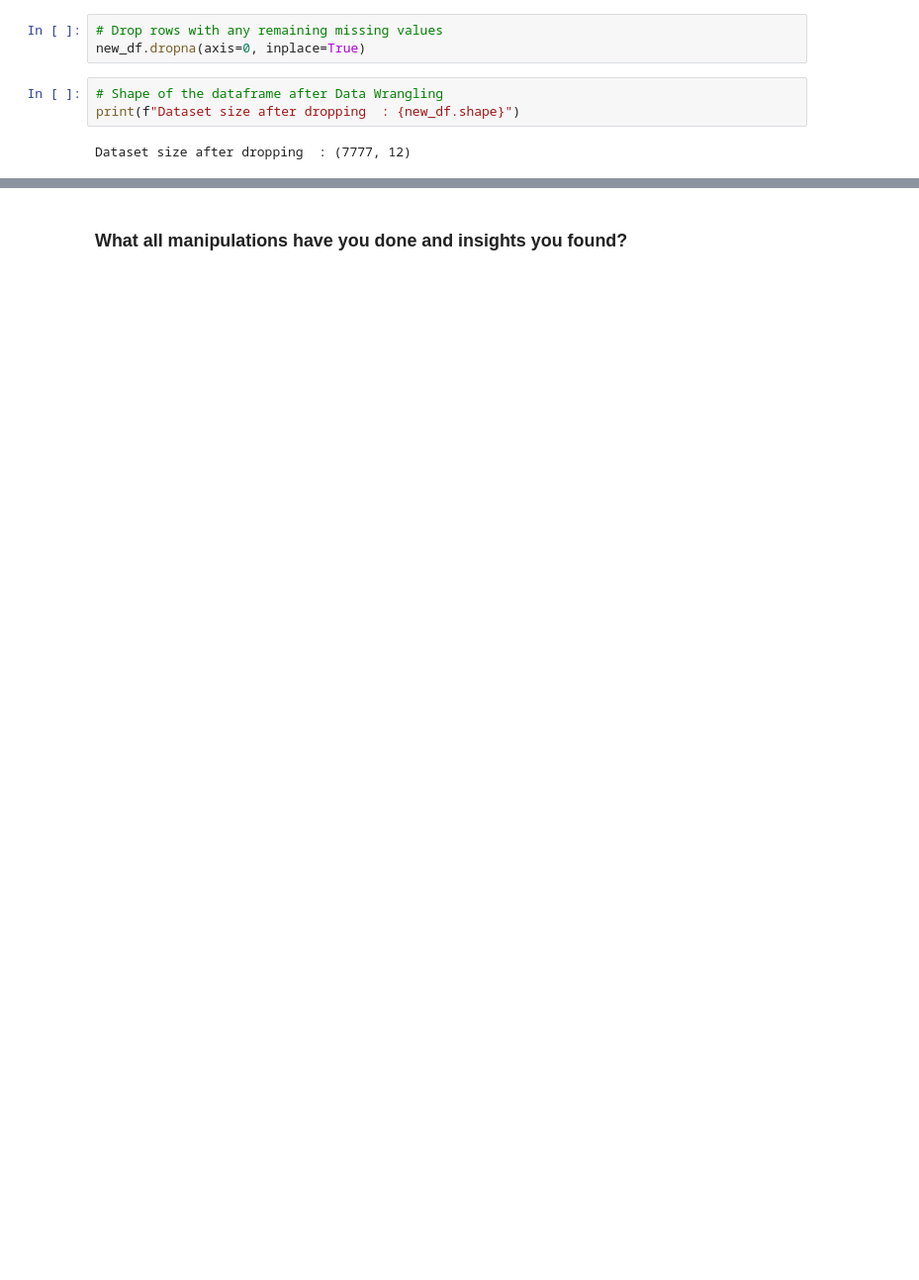
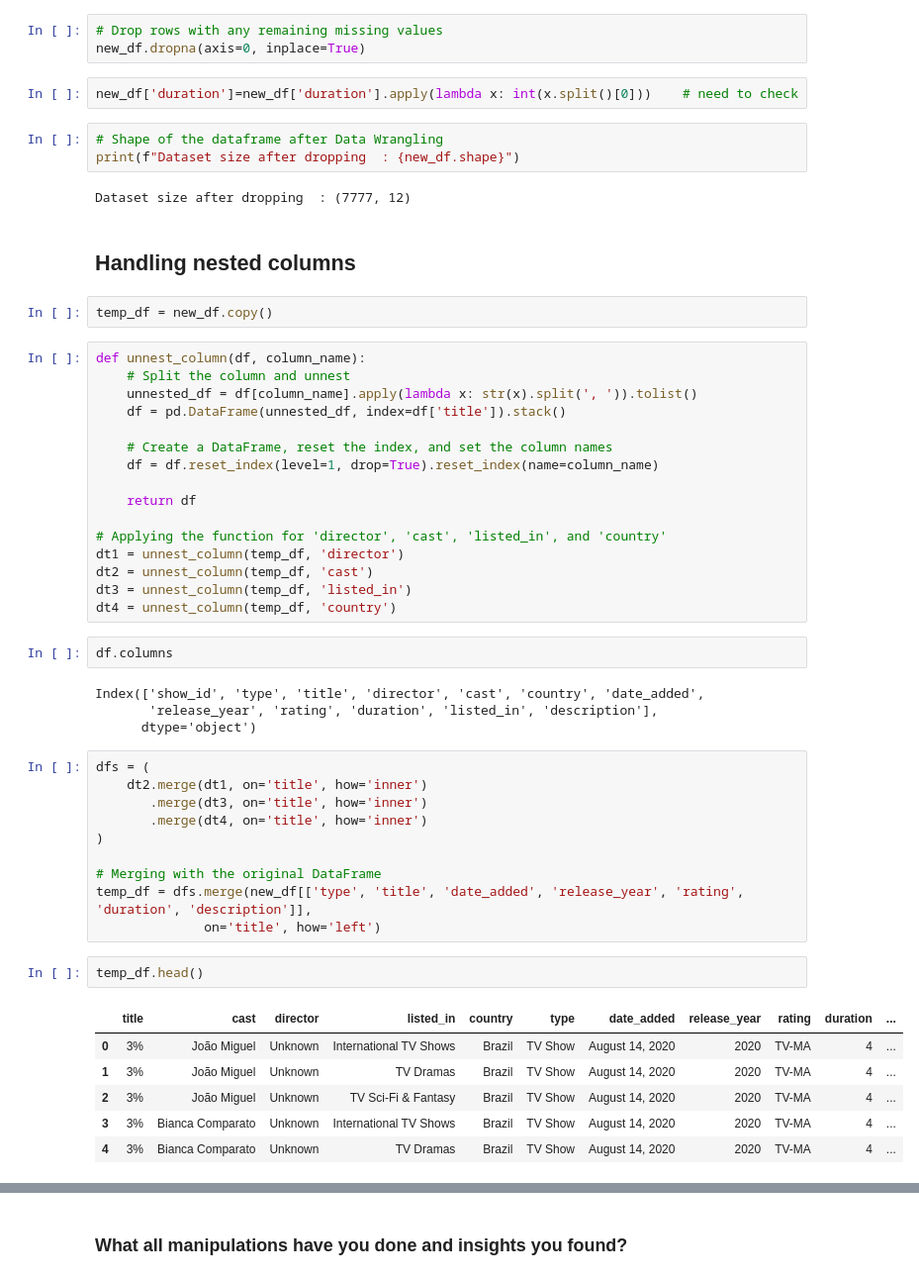
Before and after one commit to Electra89/Unsupervised-ML---Netflix-Movies-and-TV-Shows-Clustering, a Jupyter notebook: Unsupervised_ML_Netflix_Movies_and_TV_Shows_Clustering.ipynb, the cells around one changed output, grey strips where cells are left out. Shown: that part at 99% size. Cells and saved outputs as stored; diff of their text form; blank space fills up the shorter version.

```diff
--- a/Unsupervised_ML_Netflix_Movies_and_TV_Shows_Clustering.ipynb
+++ b/Unsupervised_ML_Netflix_Movies_and_TV_Shows_Clustering.ipynb
@@ -217,8 +226,55 @@ new_df['date_added'] = pd.to_datetime(new_df['date_added'])
 # %%
 # Drop rows with any remaining missing values
 new_df.dropna(axis=0, inplace=True)
+# %%
+new_df['duration']=new_df['duration'].apply(lambda x: int(x.split()[0]))    # need to check
 # %%
 # Shape of the dataframe after Data Wrangling
 print(f"Dataset size after dropping  : {new_df.shape}")
 # %% [output]
 Dataset size after dropping  : (7777, 12)
+# %% [markdown]
+## Handling nested columns
+# %%
+temp_df = new_df.copy()
+# %%
+def unnest_column(df, column_name):
+    # Split the column and unnest
+    unnested_df = df[column_name].apply(lambda x: str(x).split(', ')).tolist()
+    df = pd.DataFrame(unnested_df, index=df['title']).stack()
+
+    # Create a DataFrame, reset the index, and set the column names
+    df = df.reset_index(level=1, drop=True).reset_index(name=column_name)
+
+    return df
+
+# Applying the function for 'director', 'cast', 'listed_in', and 'country'
+dt1 = unnest_column(temp_df, 'director')
+dt2 = unnest_column(temp_df, 'cast')
+dt3 = unnest_column(temp_df, 'listed_in')
+dt4 = unnest_column(temp_df, 'country')
+# %%
+df.columns
+# %% [output]
+Index(['show_id', 'type', 'title', 'director', 'cast', 'country', 'date_added',
+       'release_year', 'rating', 'duration', 'listed_in', 'description'],
+      dtype='object')
+# %%
+dfs = (
+    dt2.merge(dt1, on='title', how='inner')
+       .merge(dt3, on='title', how='inner')
+       .merge(dt4, on='title', how='inner')
+)
+
+# Merging with the original DataFrame
+temp_df = dfs.merge(new_df[['type', 'title', 'date_added', 'release_year', 'rating', 'duration', 'description']],
+              on='title', how='left')
+# %%
+temp_df.head()
+# %% [output]
+|  | title | cast | director | listed_in | country | type | date_added | release_year | rating | duration | ... |
+| 0 | 3% | João Miguel | Unknown | International TV Shows | Brazil | TV Show | August 14, 2020 | 2020 | TV-MA | 4 | ... |
+| 1 | 3% | João Miguel | Unknown | TV Dramas | Brazil | TV Show | August 14, 2020 | 2020 | TV-MA | 4 | ... |
+| 2 | 3% | João Miguel | Unknown | TV Sci-Fi & Fantasy | Brazil | TV Show | August 14, 2020 | 2020 | TV-MA | 4 | ... |
+| 3 | 3% | Bianca Comparato | Unknown | International TV Shows | Brazil | TV Show | August 14, 2020 | 2020 | TV-MA | 4 | ... |
+| 4 | 3% | Bianca Comparato | Unknown | TV Dramas | Brazil | TV Show | August 14, 2020 | 2020 | TV-MA | 4 | ... |
```
Also changed, not shown: parts of 23 cells of this notebook.
